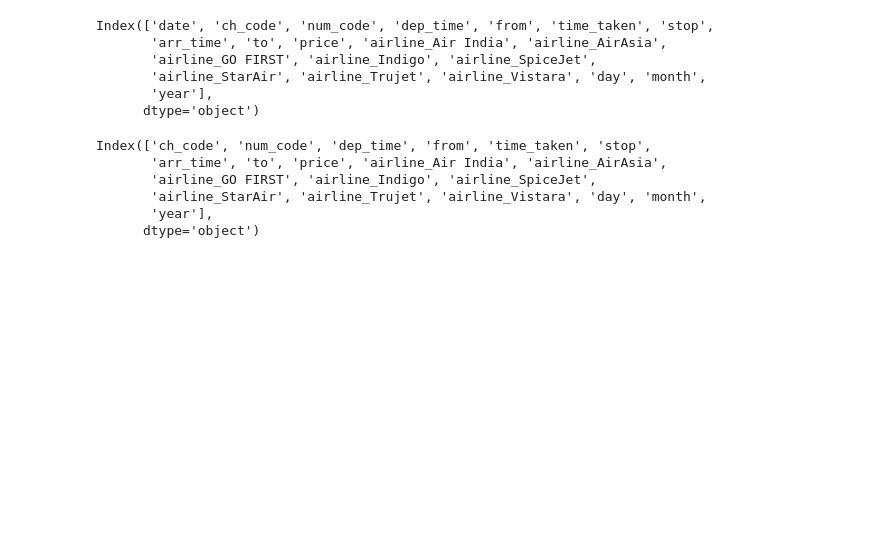
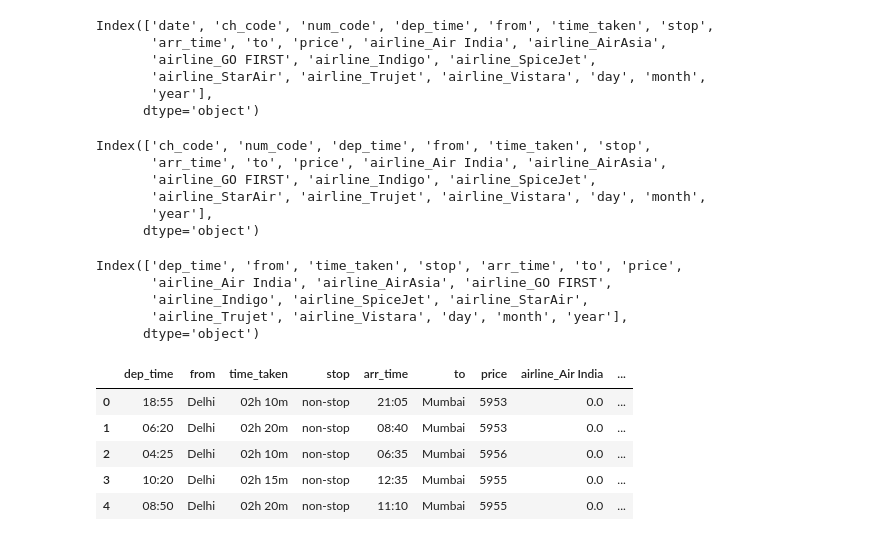
Before and after one commit to Bhardwaj-Ayush/DataScience, a Jupyter notebook: 25.EDA_Projects/1.Economy.ipynb, the cells around one changed output. Drawn from its saved outputs; the diff is of its cells as text; code cells hidden in the pictures; blank space fills up the shorter version.

```diff
--- a/25.EDA_Projects/1.Economy.ipynb
+++ b/25.EDA_Projects/1.Economy.ipynb
@@ -130,4 +131,22 @@ Index(['ch_code', 'num_code', 'dep_time', 'from', 'time_taken', 'stop',
        'year'],
       dtype='object')
 # %%
-w3
+# now handle ch_code and num_code
+df1.drop(['ch_code','num_code'], inplace=True, axis = 1)
+# %%
+df1.columns #both columns deleted
+# %% [output]
+Index(['dep_time', 'from', 'time_taken', 'stop', 'arr_time', 'to', 'price',
+       'airline_Air India', 'airline_AirAsia', 'airline_GO FIRST',
+       'airline_Indigo', 'airline_SpiceJet', 'airline_StarAir',
+       'airline_Trujet', 'airline_Vistara', 'day', 'month', 'year'],
+      dtype='object')
+# %%
+df1.head()
+# %% [output]
+|  | dep_time | from | time_taken | stop | arr_time | to | price | airline_Air India | ... |
+| 0 | 18:55 | Delhi | 02h 10m | non-stop | 21:05 | Mumbai | 5953 | 0.0 | ... |
+| 1 | 06:20 | Delhi | 02h 20m | non-stop | 08:40 | Mumbai | 5953 | 0.0 | ... |
+| 2 | 04:25 | Delhi | 02h 10m | non-stop | 06:35 | Mumbai | 5956 | 0.0 | ... |
+| 3 | 10:20 | Delhi | 02h 15m | non-stop | 12:35 | Mumbai | 5955 | 0.0 | ... |
+| 4 | 08:50 | Delhi | 02h 20m | non-stop | 11:10 | Mumbai | 5955 | 0.0 | ... |
```
Also changed, not shown: parts of 7 cells of this notebook.
